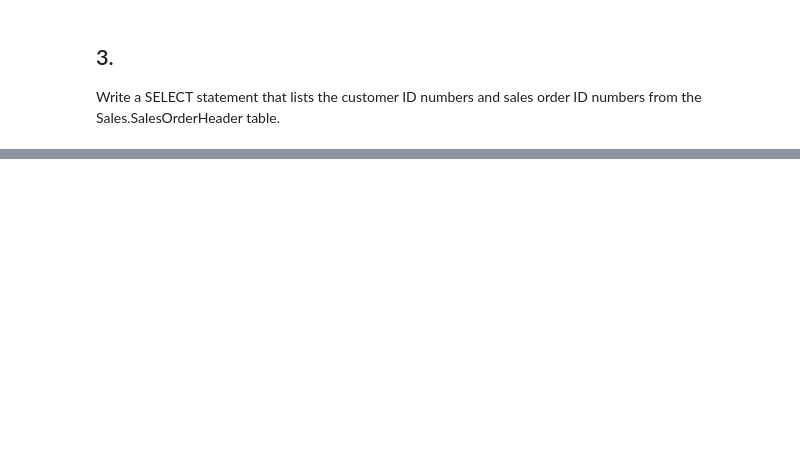
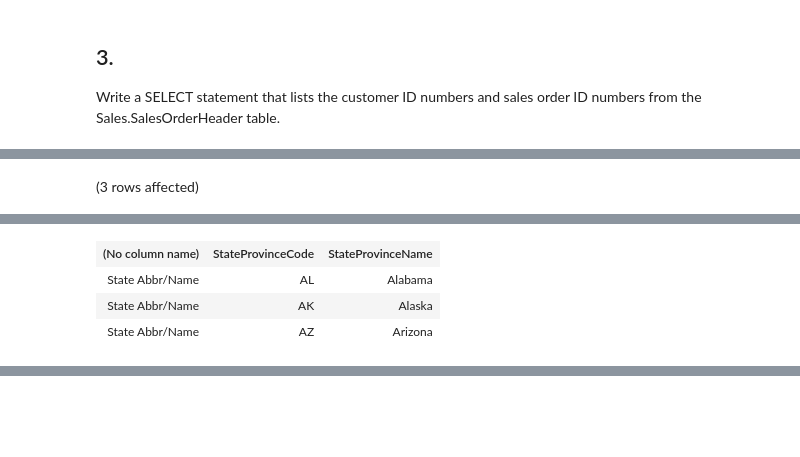
Before and after one commit to Empeno/Beginning-T-SQL, a Jupyter notebook: Exercise 3-1.ipynb, the cells around one changed output, grey strips where cells are left out. Saved outputs shown, nothing was run; the diff lists cells and outputs as text; code cells hidden in the pictures; blank space fills up the shorter version.

```diff
--- a/Exercise 3-1.ipynb
+++ b/Exercise 3-1.ipynb
@@ -43,0 +48,7 @@ FROM [Sales].[SalesOrderHeader]
+# %%
+USE WideWorldImporters
+
+SELECT TOP 3 'State Abbr/Name', StateProvinceCode, StateProvinceName
+FROM [Application].[StateProvinces]
+# %% [output]
+(3 rows affected)
@@ -43,0 +56,4 @@ FROM [Sales].[SalesOrderHeader]
+| (No column name) | StateProvinceCode | StateProvinceName |
+| State Abbr/Name | AL | Alabama |
+| State Abbr/Name | AK | Alaska |
+| State Abbr/Name | AZ | Arizona |
```
Also changed, not shown: parts of 6 cells of this notebook.
